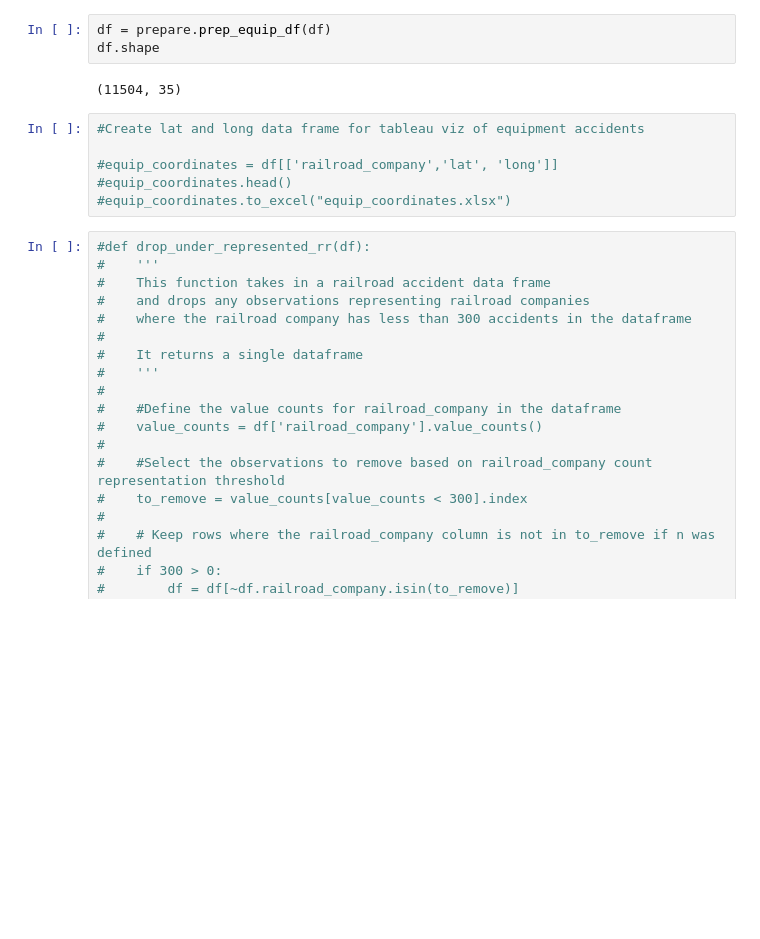
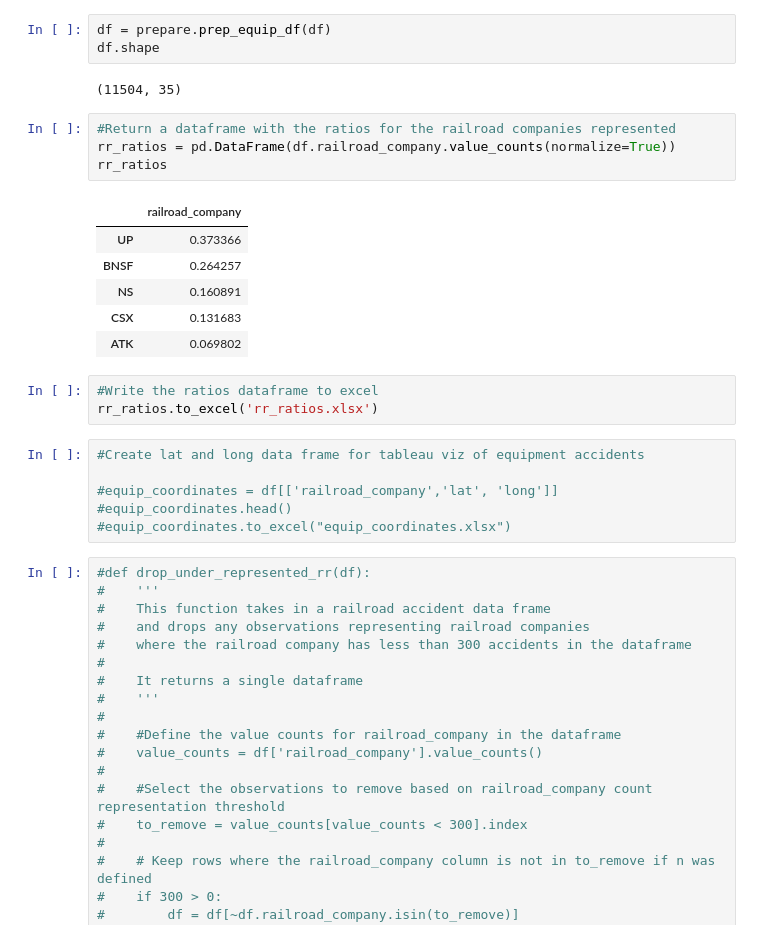
Before and after one commit to OTR-Capstone/Off_The_Rails, a Jupyter notebook: justin_explore.ipynb, the cells around one changed output. Drawn from its saved outputs; the diff is of its cells as text; blank space fills up the shorter version.

```diff
--- a/justin_explore.ipynb
+++ b/justin_explore.ipynb
@@ -30,6 +41,20 @@ df = prepare.prep_equip_df(df)
 df.shape
 # %% [output]
 (11504, 35)
+# %%
+#Return a dataframe with the ratios for the railroad companies represented
+rr_ratios = pd.DataFrame(df.railroad_company.value_counts(normalize=True))
+rr_ratios
+# %% [output]
+|  | railroad_company |
+| UP | 0.373366 |
+| BNSF | 0.264257 |
+| NS | 0.160891 |
+| CSX | 0.131683 |
+| ATK | 0.069802 |
+# %%
+#Write the ratios dataframe to excel
+rr_ratios.to_excel('rr_ratios.xlsx')
 # %%
 #Create lat and long data frame for tableau viz of equipment accidents
 
```
Also changed, not shown: parts of 1 cell of this notebook.
